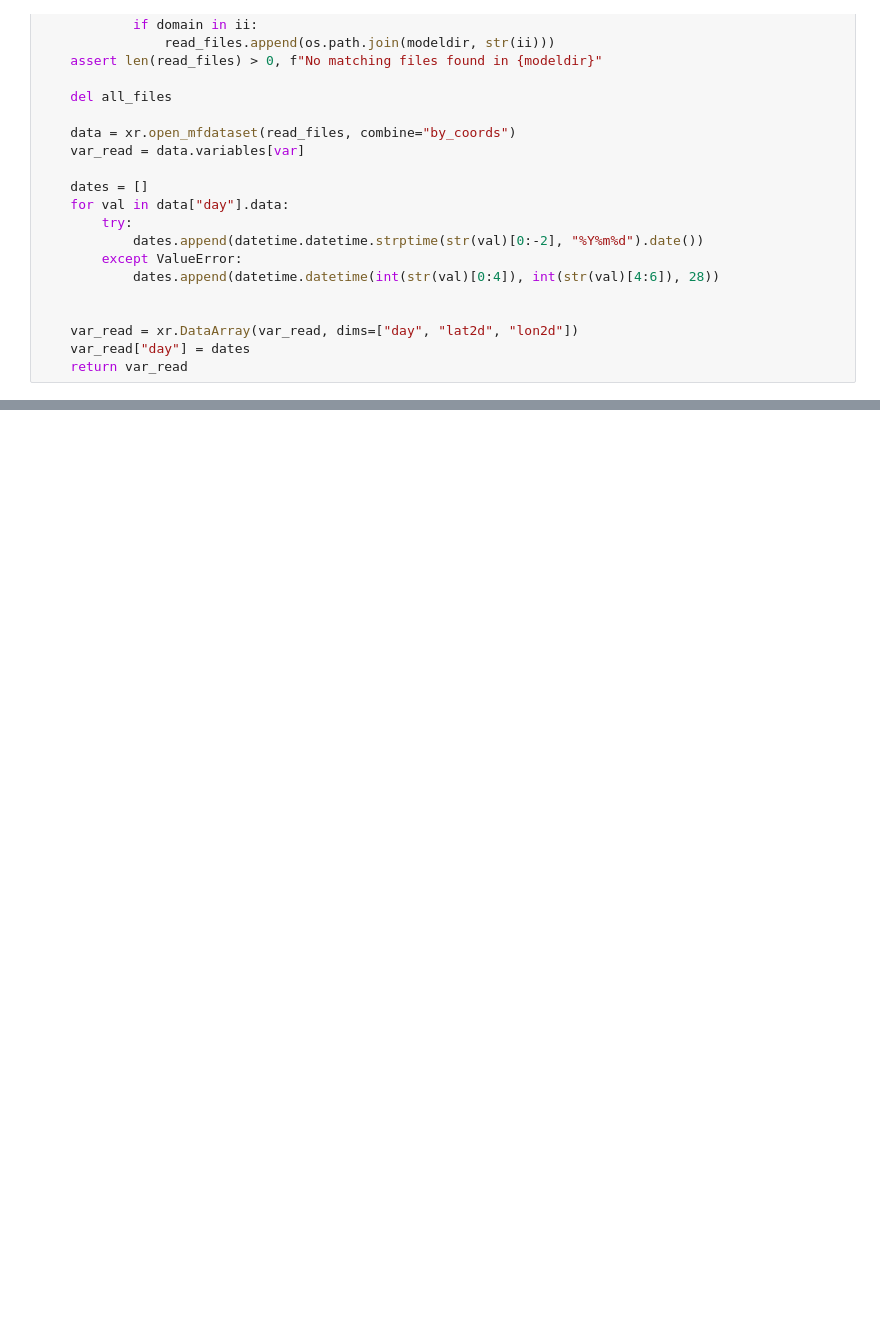
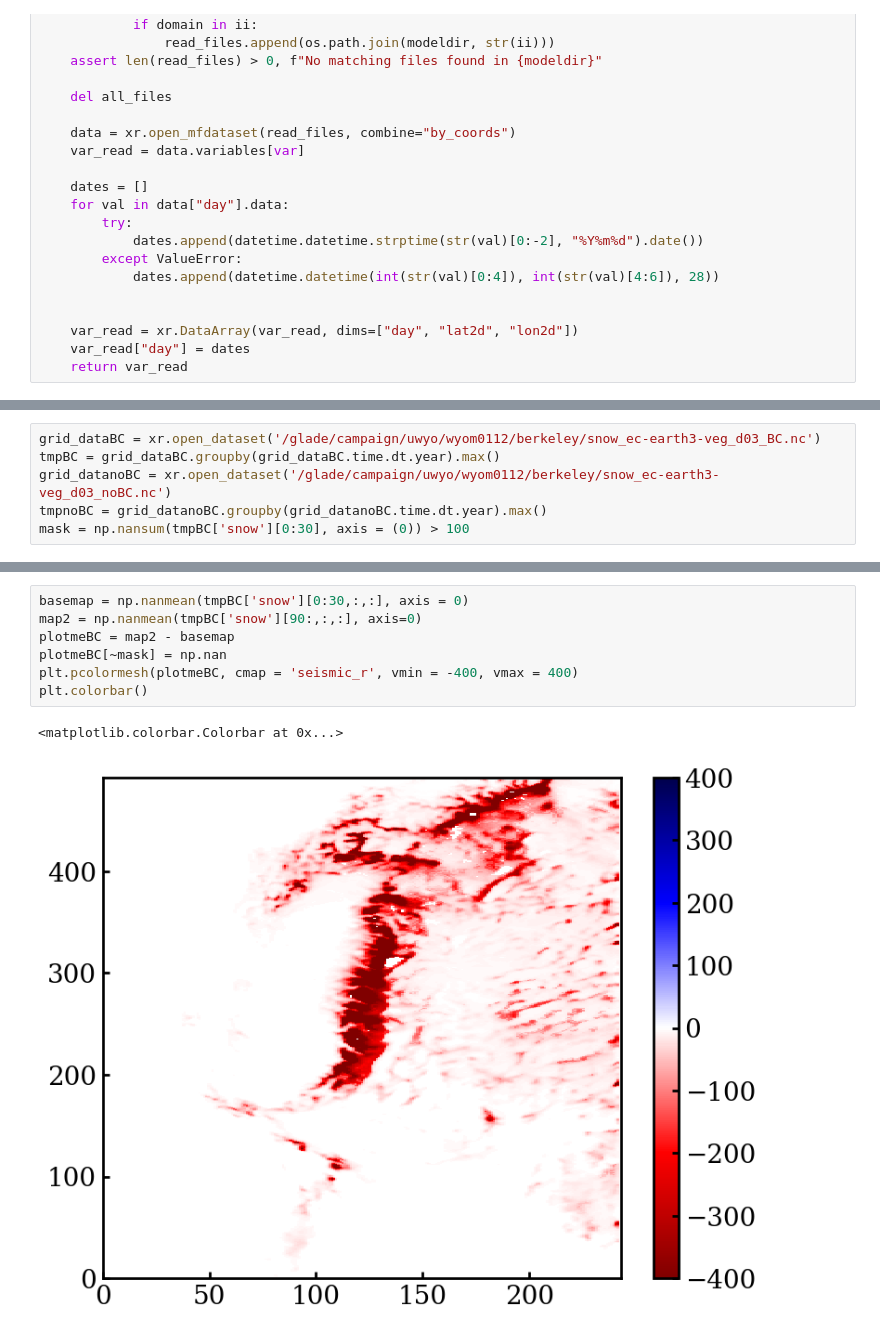
Before and after one commit to mariannecowherd/snow_drought, a Jupyter notebook: downscaling/downscale-swei.ipynb, the cells around one changed output, grey strips where cells are left out. Saved outputs shown, nothing was run; the diff lists cells and outputs as text; blank space fills up the shorter version.

```diff
--- a/downscaling/downscale-swei.ipynb
+++ b/downscaling/downscale-swei.ipynb
@@ -450,0 +443,6 @@ def reshape_data(ds, var):
+# %%
+grid_dataBC = xr.open_dataset('/glade/campaign/uwyo/wyom0112/berkeley/snow_ec-earth3-veg_d03_BC.nc')
+tmpBC = grid_dataBC.groupby(grid_dataBC.time.dt.year).max()
+grid_datanoBC = xr.open_dataset('/glade/campaign/uwyo/wyom0112/berkeley/snow_ec-earth3-veg_d03_noBC.nc')
+tmpnoBC = grid_datanoBC.groupby(grid_datanoBC.time.dt.year).max()
+mask = np.nansum(tmpBC['snow'][0:30], axis = (0)) > 100
@@ -450,0 +460,10 @@ def reshape_data(ds, var):
+# %%
+basemap = np.nanmean(tmpBC['snow'][0:30,:,:], axis = 0)
+map2 = np.nanmean(tmpBC['snow'][90:,:,:], axis=0)
+plotmeBC = map2 - basemap
+plotmeBC[~mask] = np.nan
+plt.pcolormesh(plotmeBC, cmap = 'seismic_r', vmin = -400, vmax = 400)
+plt.colorbar()
+# %% [output]
+<matplotlib.colorbar.Colorbar at 0x...>
+[figure, added]
```
Also changed, not shown: parts of 27 cells of this notebook, 23 other files.
